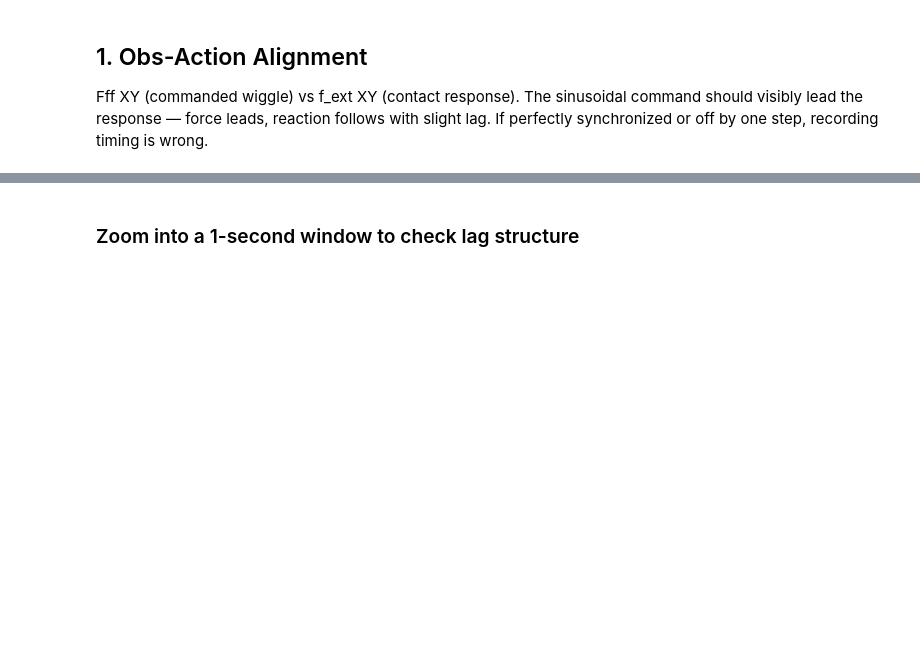
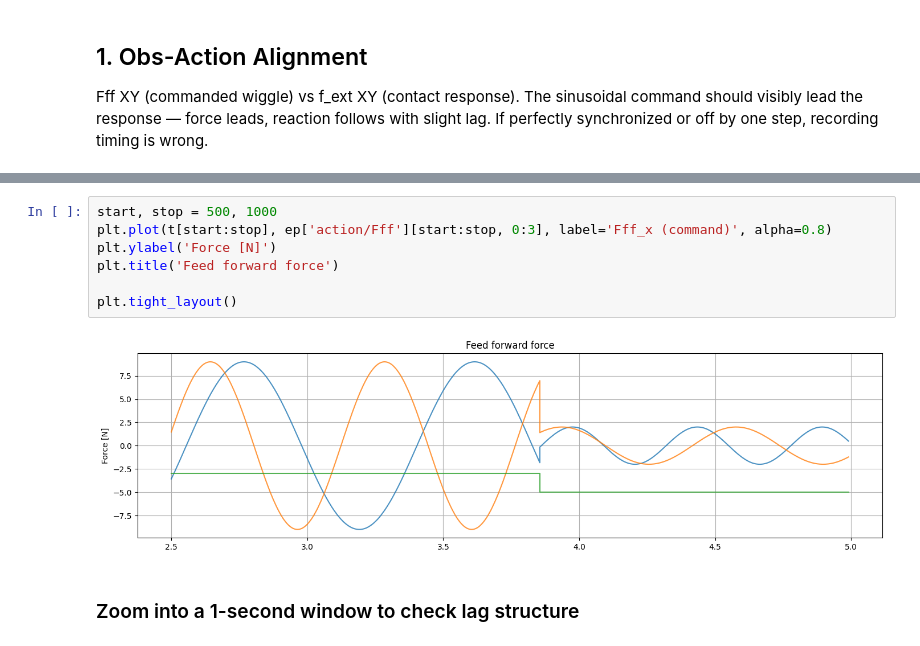
Before and after one commit to AlexanderWegenerRobotics/force-insertion-policy, a Jupyter notebook: notebooks/episode_plausibility.ipynb, the cells around one changed output, grey strips where cells are left out. Cells and saved outputs as stored; diff of their text form; blank space fills up the shorter version.

```diff
--- a/notebooks/episode_plausibility.ipynb
+++ b/notebooks/episode_plausibility.ipynb
@@ -95,3 +98,12 @@ plt.tight_layout()
+# %%
+start, stop = 500, 1000
+plt.plot(t[start:stop], ep['action/Fff'][start:stop, 0:3], label='Fff_x (command)', alpha=0.8)
+plt.ylabel('Force [N]')
+plt.title('Feed forward force')
+
+plt.tight_layout()
+# %% [output]
+[figure, added]
 # %% [markdown]
 ### Zoom into a 1-second window to check lag structure
 # %%
```
Also changed, not shown: parts of 9 cells of this notebook, 4 other files.
